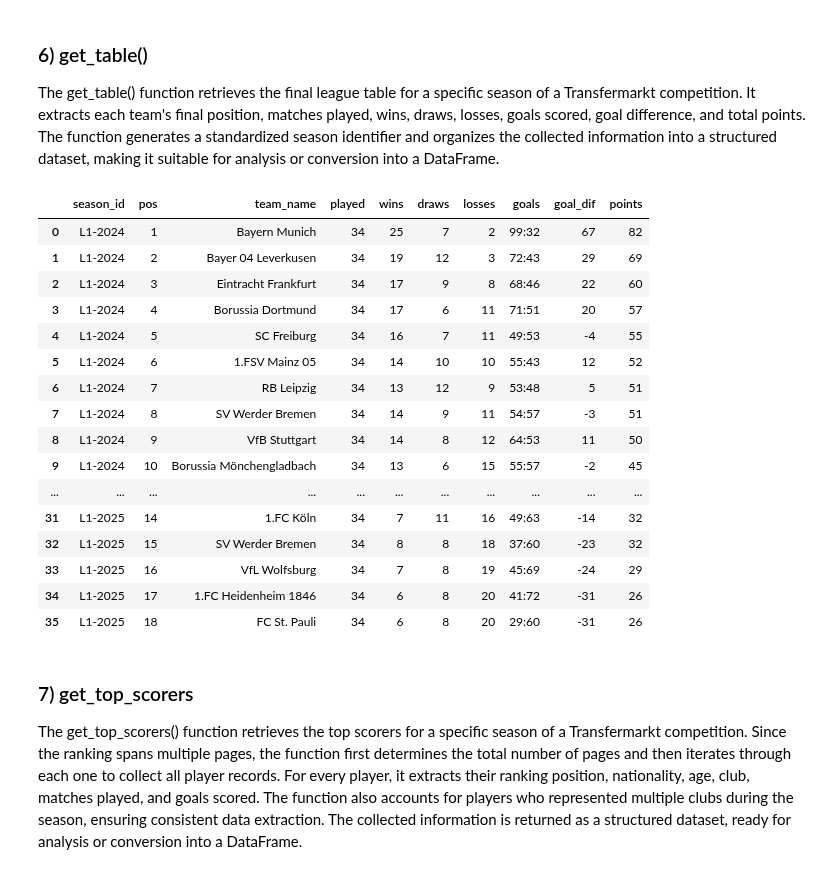
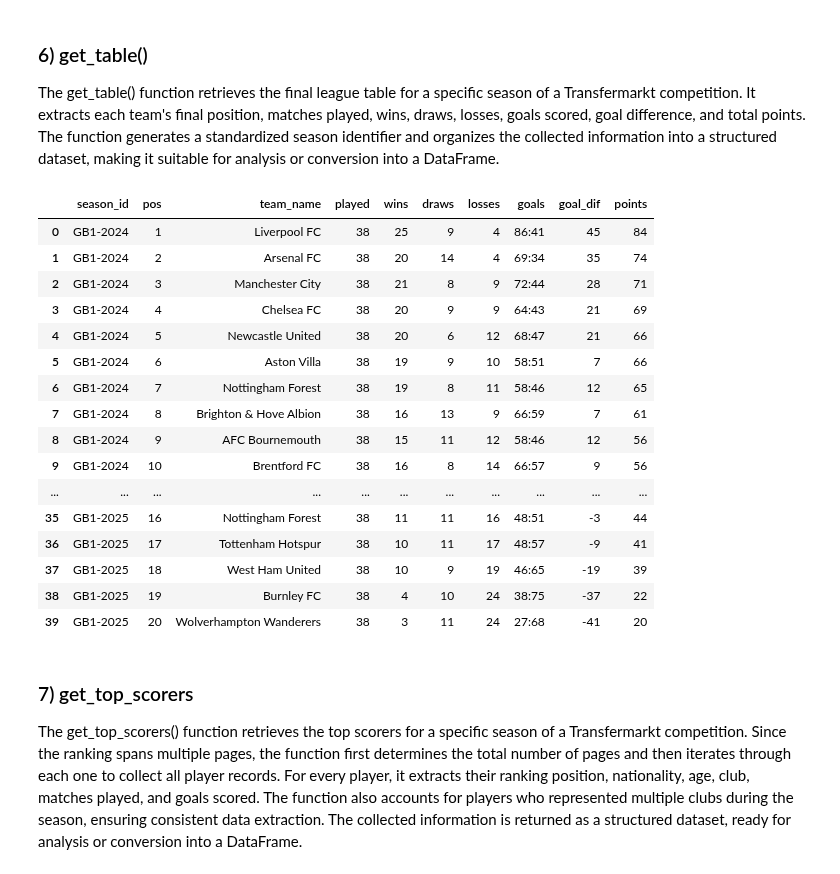
Before and after one commit to DaviGriebler/transfermarkt_scraping, a Jupyter notebook: testing scripts/scraping_examples.ipynb, the cells around one changed output. Cells and saved outputs as stored; diff of their text form; code cells hidden in the pictures.

```diff
--- a/testing scripts/scraping_examples.ipynb
+++ b/testing scripts/scraping_examples.ipynb
@@ -41,10 +41,10 @@ def get_events(headers, league, n_season, n_round):
         goals_list = []
         count_event = 0
         n_match = 0
-        season_id = f'PL-{n_season}'
+        season_id = f'{all_leagues[league]}-{n_season}'
 
         # Inicializing Beautiful Soup
-        url = f'https://www.transfermarkt.com/{league}/spieltag/wettbewerb/GB1/saison_id/{n_season}/spieltag/{n_round}'
+        url = f'https://www.transfermarkt.com/{league}/spieltag/wettbewerb/{all_leagues[league]}/saison_id/{n_season}/spieltag/{n_round}'
         response = requests.get(url, headers=headers)
         response.status_code
         soup = BeautifulSoup(response.content, "lxml")
@@ -164,7 +164,7 @@ def get_match(headers, league, n_season, n_round):
     all_rounds = []
     n_match = 0
 
-    url = f'https://www.transfermarkt.com/{league}/spieltag/wettbewerb/GB1/saison_id/{n_season}/spieltag/{n_round}'
+    url = f'https://www.transfermarkt.com/{league}/spieltag/wettbewerb/{all_leagues[league]}/saison_id/{n_season}/spieltag/{n_round}'
     response = requests.get(url, headers=headers)
     soup = BeautifulSoup(response.content, "lxml")
 
@@ -175,7 +175,7 @@ def get_match(headers, league, n_season, n_round):
         temp = []
         n_match += 1
 
-        season_key = f'PL-{n_season}'
+        season_key = f'{all_leagues[league]}-{n_season}'
         match_key = f'M-{n_season}-{n_round:02d}-{n_match:03d}'
 
         if n_round < 10: round_key = f'R-{n_season}-0' + str(n_round)
@@ -268,7 +268,7 @@ The get_placements() function retrieves the league standings for a specific roun
 def get_placements(headers, league, n_season, n_round):
     round_classification = []
 
-    url = f'https://www.transfermarkt.com/{league}/spieltagtabelle/wettbewerb/GB1/saison_id/{n_season}/spieltag/{n_round}'
+    url = f'https://www.transfermarkt.com/{league}/spieltagtabelle/wettbewerb/{all_leagues[league]}/saison_id/{n_season}/spieltag/{n_round}'
     response = requests.get(url,headers=headers)
     soup = BeautifulSoup(response.content,'lxml')
 
@@ -278,7 +278,7 @@ def get_placements(headers, league, n_season, n_round):
     for i,row in enumerate(table_info):
         temp = []
 
-        season_key = f'PL-{n_season}'
+        season_key = f'{all_leagues[league]}-{n_season}'
         round_key = f'R-{n_season}-{n_round:02d}'
 
         temp.append(season_key)
@@ -335,7 +335,7 @@ The get_squad() function extracts squad-related information for every team parti
 def get_squad(headers, league, n_season):
     value = []
 
-    url = f'https://www.transfermarkt.com/{league}/startseite/wettbewerb/GB1/plus/?saison_id={n_season}'
+    url = f'https://www.transfermarkt.com/{league}/startseite/wettbewerb/{all_leagues[league]}/plus/?saison_id={n_season}'
     response = requests.get(url, headers=headers)
     soup = BeautifulSoup(response.content, "lxml")
 
@@ -347,8 +347,7 @@ def get_squad(headers, league, n_season):
 
     info = odd_info + even_info
 
-    league_season_key = url.split('/')
-    season_key = f'{league_season_key[-3]}-{n_season}'
+    season_key = f'{all_leagues[league]}-{n_season}'
 
     for row in info:
         temp = []
@@ -504,30 +503,30 @@ def get_table(headers, league, n_season):
 # %%
 premier_table = []
 
 for season in range(2024,2026):
-    table_data = get_table(headers,'bundesliga',season)
+    table_data = get_table(headers,'premier-league',season)
     premier_table.extend(table_data[1:])
 
 df_premier_table = pd.DataFrame(premier_table,columns=table_data[0])
 display(df_premier_table)
 # %% [output]
 |  | season_id | pos | team_name | played | wins | draws | losses | goals | goal_dif | points |
-| 0 | L1-2024 | 1 | Bayern Munich | 34 | 25 | 7 | 2 | 99:32 | 67 | 82 |
-| 1 | L1-2024 | 2 | Bayer 04 Leverkusen | 34 | 19 | 12 | 3 | 72:43 | 29 | 69 |
-| 2 | L1-2024 | 3 | Eintracht Frankfurt | 34 | 17 | 9 | 8 | 68:46 | 22 | 60 |
-| 3 | L1-2024 | 4 | Borussia Dortmund | 34 | 17 | 6 | 11 | 71:51 | 20 | 57 |
-| 4 | L1-2024 | 5 | SC Freiburg | 34 | 16 | 7 | 11 | 49:53 | -4 | 55 |
-| 5 | L1-2024 | 6 | 1.FSV Mainz 05 | 34 | 14 | 10 | 10 | 55:43 | 12 | 52 |
-| 6 | L1-2024 | 7 | RB Leipzig | 34 | 13 | 12 | 9 | 53:48 | 5 | 51 |
-| 7 | L1-2024 | 8 | SV Werder Bremen | 34 | 14 | 9 | 11 | 54:57 | -3 | 51 |
-| 8 | L1-2024 | 9 | VfB Stuttgart | 34 | 14 | 8 | 12 | 64:53 | 11 | 50 |
-| 9 | L1-2024 | 10 | Borussia Mönchengladbach | 34 | 13 | 6 | 15 | 55:57 | -2 | 45 |
+| 0 | GB1-2024 | 1 | Liverpool FC | 38 | 25 | 9 | 4 | 86:41 | 45 | 84 |
+| 1 | GB1-2024 | 2 | Arsenal FC | 38 | 20 | 14 | 4 | 69:34 | 35 | 74 |
+| 2 | GB1-2024 | 3 | Manchester City | 38 | 21 | 8 | 9 | 72:44 | 28 | 71 |
+| 3 | GB1-2024 | 4 | Chelsea FC | 38 | 20 | 9 | 9 | 64:43 | 21 | 69 |
+| 4 | GB1-2024 | 5 | Newcastle United | 38 | 20 | 6 | 12 | 68:47 | 21 | 66 |
+| 5 | GB1-2024 | 6 | Aston Villa | 38 | 19 | 9 | 10 | 58:51 | 7 | 66 |
+| 6 | GB1-2024 | 7 | Nottingham Forest | 38 | 19 | 8 | 11 | 58:46 | 12 | 65 |
+| 7 | GB1-2024 | 8 | Brighton & Hove Albion | 38 | 16 | 13 | 9 | 66:59 | 7 | 61 |
+| 8 | GB1-2024 | 9 | AFC Bournemouth | 38 | 15 | 11 | 12 | 58:46 | 12 | 56 |
+| 9 | GB1-2024 | 10 | Brentford FC | 38 | 16 | 8 | 14 | 66:57 | 9 | 56 |
 | ... | ... | ... | ... | ... | ... | ... | ... | ... | ... | ... |
-| 31 | L1-2025 | 14 | 1.FC Köln | 34 | 7 | 11 | 16 | 49:63 | -14 | 32 |
-| 32 | L1-2025 | 15 | SV Werder Bremen | 34 | 8 | 8 | 18 | 37:60 | -23 | 32 |
-| 33 | L1-2025 | 16 | VfL Wolfsburg | 34 | 7 | 8 | 19 | 45:69 | -24 | 29 |
-| 34 | L1-2025 | 17 | 1.FC Heidenheim 1846 | 34 | 6 | 8 | 20 | 41:72 | -31 | 26 |
-| 35 | L1-2025 | 18 | FC St. Pauli | 34 | 6 | 8 | 20 | 29:60 | -31 | 26 |
+| 35 | GB1-2025 | 16 | Nottingham Forest | 38 | 11 | 11 | 16 | 48:51 | -3 | 44 |
+| 36 | GB1-2025 | 17 | Tottenham Hotspur | 38 | 10 | 11 | 17 | 48:57 | -9 | 41 |
+| 37 | GB1-2025 | 18 | West Ham United | 38 | 10 | 9 | 19 | 46:65 | -19 | 39 |
+| 38 | GB1-2025 | 19 | Burnley FC | 38 | 4 | 10 | 24 | 38:75 | -37 | 22 |
+| 39 | GB1-2025 | 20 | Wolverhampton Wanderers | 38 | 3 | 11 | 24 | 27:68 | -41 | 20 |
 # %% [markdown]
 ### 7) get_top_scorers
 
```
Also changed, not shown: parts of 6 cells of this notebook, 1 other file.
